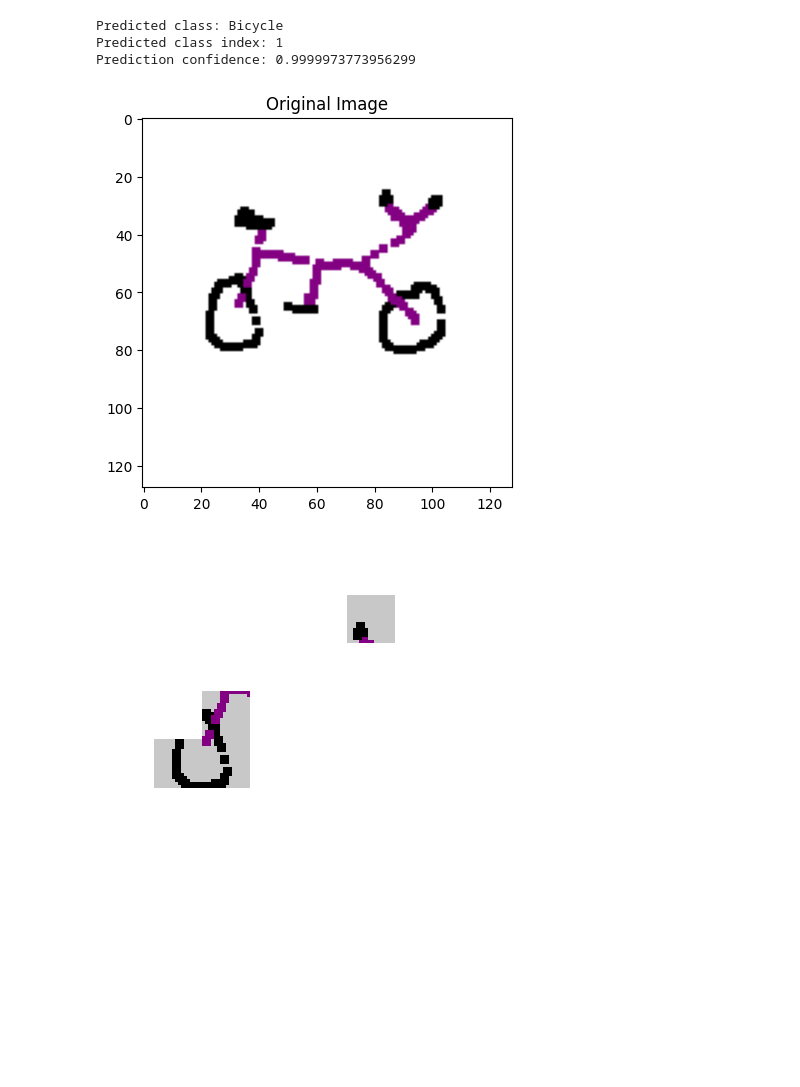
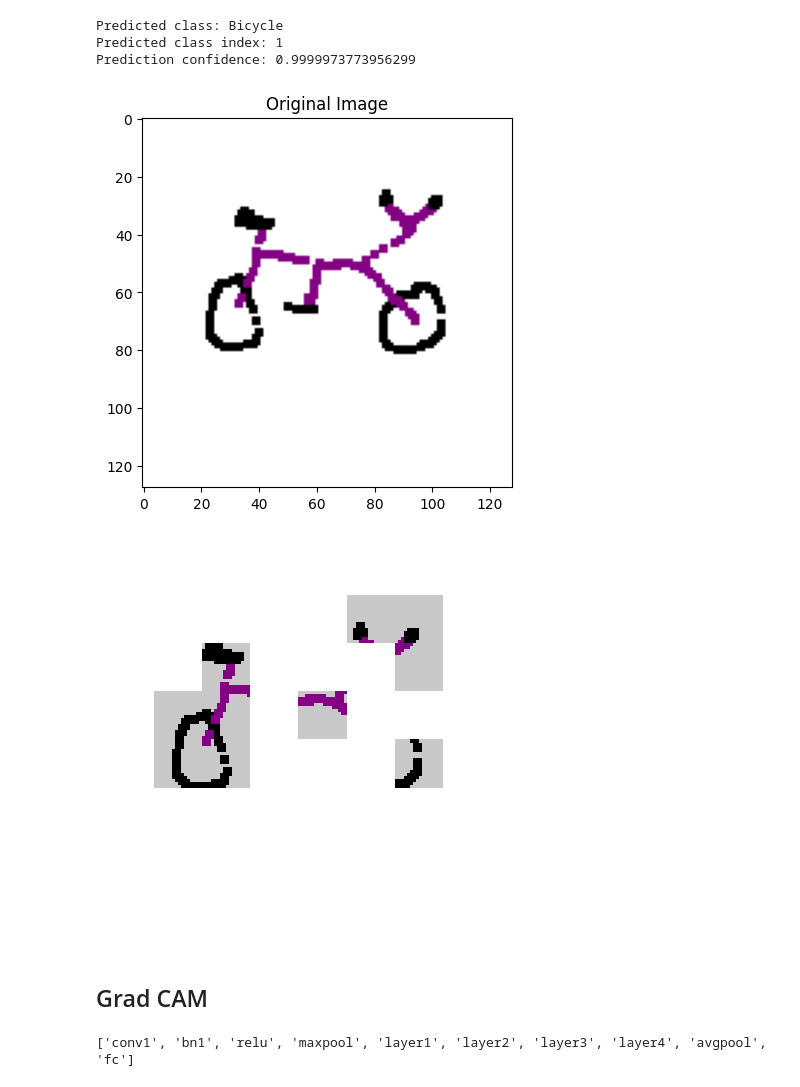
Before and after one commit to NickStrauch13/ai-pictionary, a Jupyter notebook: src/model/pixel_importance.ipynb, the cells around one changed output. Saved outputs shown, nothing was run; the diff lists cells and outputs as text; code cells hidden in the pictures; blank space fills up the shorter version.

Commit message:
Explored Grad-Cam. Not the best for these images

```diff
--- a/src/model/pixel_importance.ipynb
+++ b/src/model/pixel_importance.ipynb
@@ -15,16 +15,17 @@ print(f"Using device: {device}")
 Using device: cuda
 # %%
 # Load in testing image
-img = Image.open("../../data/Bicycle/Bicycle_1709008904858.png").convert("RGB")
+rgb_img = Image.open("../../data/Bicycle/Bicycle_1709008904858.png").convert("RGB")
 base_transform = transforms.Compose([
                     transforms.ToTensor(),
                     transforms.Normalize(
                         mean=[0.485, 0.456, 0.406],
                         std=[0.229, 0.224, 0.225])
                     ])
-img = base_transform(img)
+img = base_transform(rgb_img)
 plt.imshow(img.permute(1, 2, 0))
 plt.show()
+print(np.array(rgb_img))
 # %% [output]
 Clipping input data to the valid range for imshow with RGB data ([0..1] for floats or [0..255] for integers).
 [figure]
@@ -155,11 +173,13 @@ def plot_important_pixels_only(original_image, important_pixel_groups, image_siz
 # %%
 # Plot the original image
 plt.imshow(test_image)
 plt.title("Original Image")
 plt.show()
 
 # Plot the image with only the important pixels
-plot_important_pixels_only(test_image, best_pixels[:4], test_image.size, highlight=True)
+plot_important_pixels_only(test_image, best_pixels[:10], test_image.size, highlight=True)
 # %% [output]
 [figure]
-[figure, old version]
+[figure, new version]
+# %% [markdown]
+## Grad CAM
@@ -165,0 +190,15 @@ plot_important_pixels_only(test_image, best_pixels[:4], test_image.size, highlig
+# %%
+# Print out all model layers
+print([name for name, module in model.named_children()])
+
+# Define the target layer
+#target_layers = [model.layer1[-1], model.layer1[-2], model.layer2[-1]]
+target_layers = [model.layer1[-1]]
+#target_layers = [model.layer4[-1]]
+
+# Setup the GradCAM object and targets
+cam = GradCAM(model=model, target_layers=target_layers)
+target_category = 1
+targets = [ClassifierOutputTarget(target_category)]
+# %% [output]
+['conv1', 'bn1', 'relu', 'maxpool', 'layer1', 'layer2', 'layer3', 'layer4', 'avgpool', 'fc']
```
Also changed, not shown: parts of 4 cells of this notebook, 1 other file.
